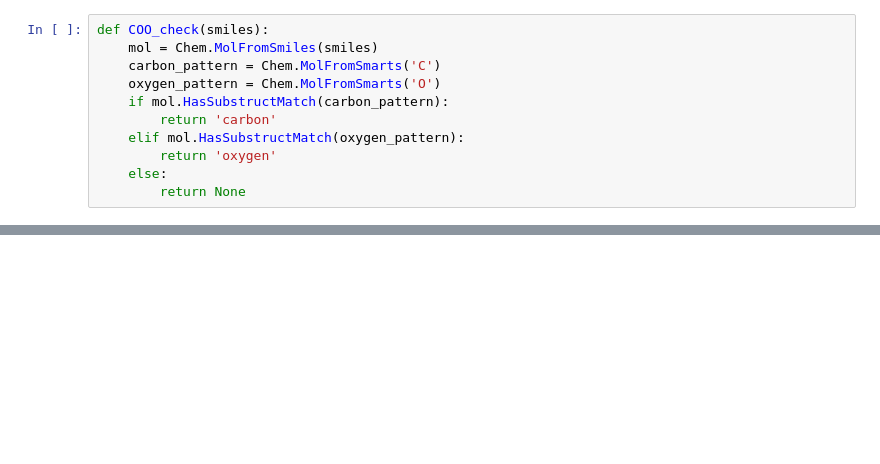
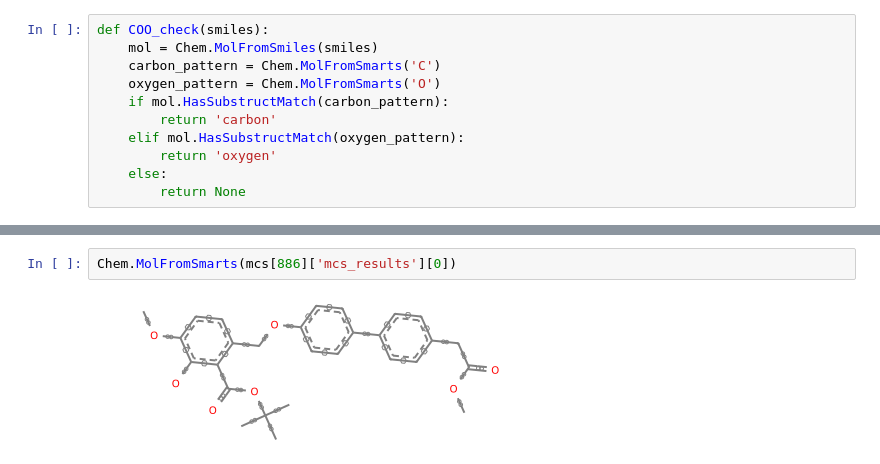
Before and after one commit to TieuLongPhan/SynRBL, a Jupyter notebook: Pipeline/Validation/check_rule_based.ipynb, the cells around one changed output, grey strips where cells are left out. Saved outputs shown, nothing was run; the diff lists cells and outputs as text; blank space fills up the shorter version.

```diff
--- a/Pipeline/Validation/check_rule_based.ipynb
+++ b/Pipeline/Validation/check_rule_based.ipynb
@@ -322,0 +683,4 @@ Chem.CanonSmiles('C(=O)OC(=O)')
+# %%
+Chem.MolFromSmarts(mcs[886]['mcs_results'][0])
+# %% [output]
+[figure, added]
```
Also changed, not shown: parts of 43 cells of this notebook, 7 other files.
